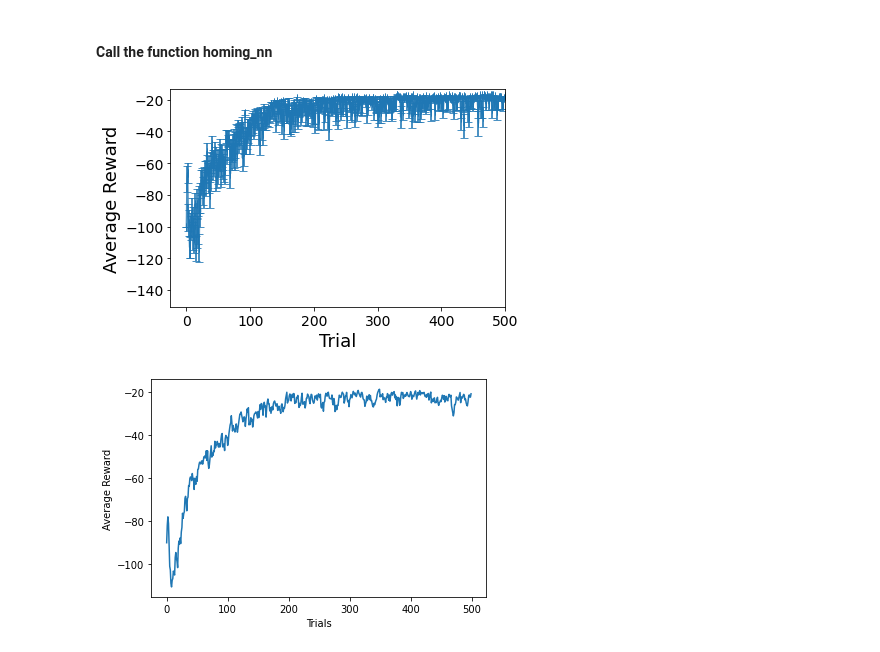
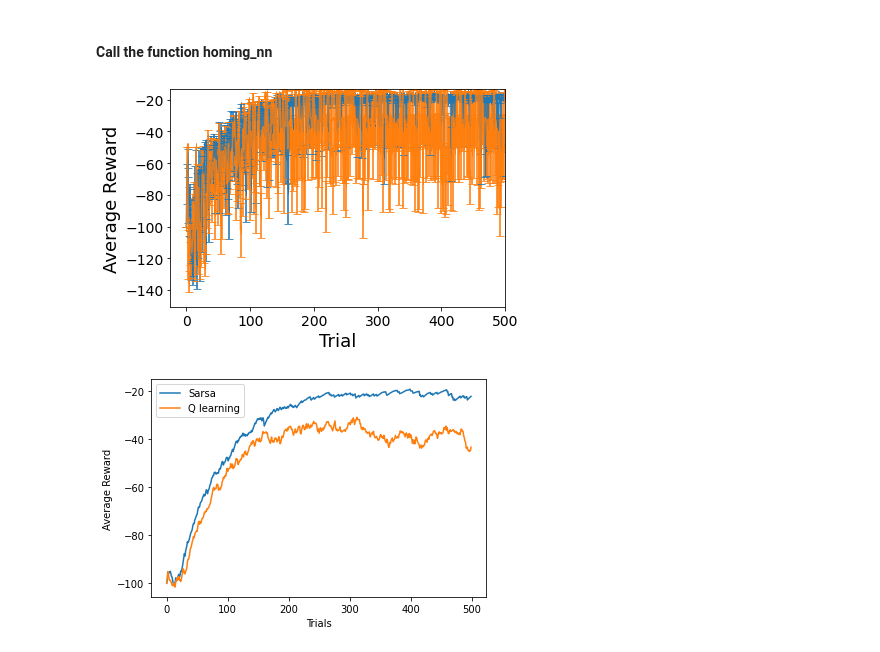
Before and after one commit to Topolewski-Kamil/robot-reinforcement-learning, a Jupyter notebook: main.ipynb, the cells around one changed output. Cells and saved outputs as stored; diff of their text form; code cells hidden in the pictures.

Commit message:
Q learning and sarsa plots correct

```diff
--- a/main.ipynb
+++ b/main.ipynb
@@ -271,7 +274,7 @@ def homing_nn(n_trials, n_steps, learning_rate, eps, gamma):
 #### Call the function homing_nn
 # %%
 # Parameter setup
-nRepetitions = 20;   # number of runs for the algorithm
+nRepetitions = 5;   # number of runs for the algorithm
 nTrials = 500;      # should be integer >0
 nSteps = 50;        # maximum number of allowed steps
 learningRate = 0.3; # should be real, Greater than 0
@@ -285,21 +288,13 @@ totalSmoothRewards = np.zeros((nRepetitions, nTrials))
 
 # TODO: average number of steps to finish the task per trial for nRepetitions
 for i in range(nRepetitions):
-    learning_curves[i], totalRewards[i,:], totalSmoothRewards[i,:] = homing_nn(nTrials, nSteps, learningRate, epsilon, gamma)
+    learning_curves[i], totalRewards[i,:], totalSmoothRewards[i,:] = homing_nn(nTrials, nSteps, learningRate, epsilon, gamma, False)
 # %%
-# Parameter setup
-nRepetitions = 20;   # number of runs for the algorithm
-nTrials = 500;      # should be integer >0
-nSteps = 50;        # maximum number of allowed steps
-learningRate = 0.3; # should be real, Greater than 0
-epsilon = 0.1;     # should be real, Greater or Equal to 0; epsion=0 Greedy, otherwise epsilon-Greedy
-gamma = 1;        # should be real, positive, smaller than 1
+learning_curvesQ = np.zeros((nRepetitions, nTrials))
 
-learning_curves = np.zeros((nRepetitions, nTrials))
-
-totalRewards = np.zeros((nRepetitions, nTrials))
-totalSmoothRewards = np.zeros((nRepetitions, nTrials))
+totalRewardsQ = np.zeros((nRepetitions, nTrials))
+totalSmoothRewardsQ = np.zeros((nRepetitions, nTrials))
 
 # TODO: average number of steps to finish the task per trial for nRepetitions
 for i in range(nRepetitions):
-    learning_curves[i], totalRewards[i,:], totalSmoothRewards[i,:] = homing_nn(nTrials, nSteps, learningRate, epsilon, gamma)
+    learning_curvesQ[i], totalRewardsQ[i,:], totalSmoothRewardsQ[i,:] = homing_nn(nTrials, nSteps, learningRate, epsilon, gamma, True)
@@ -306,14 +305,19 @@ for i in range(nRepetitions):
 # %%
 # Plot the average reward as a function of the number of trials --> the average has to be performed over the episodes
 means = np.mean(totalRewards, axis = 0)
+meansQ = np.mean(totalRewardsQ, axis = 0)
+
 errors = np.std(totalRewards, axis = 0) / np.sqrt(nRepetitions) # errorbars are equal to standard error i.e. std/sqrt(samples)
+errorsQ = np.std(totalRewardsQ, axis = 0) / np.sqrt(nRepetitions) # errorbars are equal to standard error i.e. std/sqrt(samples)
 
 fontSize = 18
 plt.errorbar(np.arange(nTrials), means, errors, 0, elinewidth = 2, capsize = 4, alpha =0.8)
+plt.errorbar(np.arange(nTrials), meansQ, errorsQ, 0, elinewidth = 2, capsize = 4, alpha =0.8)
+
 plt.xlabel('Trial',fontsize = fontSize)
 plt.ylabel('Average Reward',fontsize = fontSize)
 plt.axis((-(nTrials/20.0),nTrials,-150.5,-13.5))
 plt.tick_params(axis = 'both', which='major', labelsize = 14)
 plt.show()
 # %% [output]
-[figure, old version]
+[figure, new version]
@@ -322,8 +324,11 @@ totalSmoothRewards[0]
 # %%
 # Plot the rewards averaged over the repeats
-plt.plot(np.arange(nTrials), totalSmoothRewards.mean(axis=0))
+plt.plot(np.arange(nTrials), totalSmoothRewards.mean(axis=0), label = 'Sarsa')
+plt.plot(np.arange(nTrials), totalSmoothRewardsQ.mean(axis=0), label='Q learning')
+
 plt.xlabel('Trials')
 plt.ylabel('Average Reward')
+plt.legend()
 plt.show()
 # %% [output]
-[figure, old version]
+[figure, new version]
```
Also changed, not shown: parts of 4 cells of this notebook.
